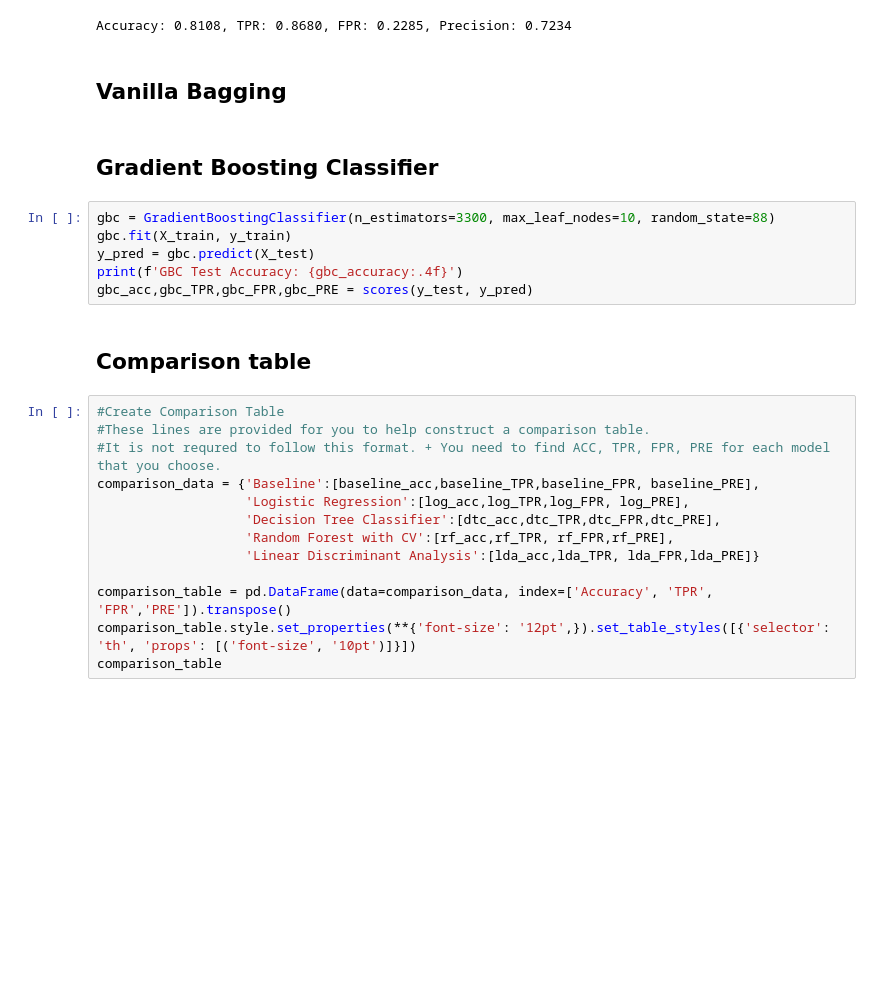
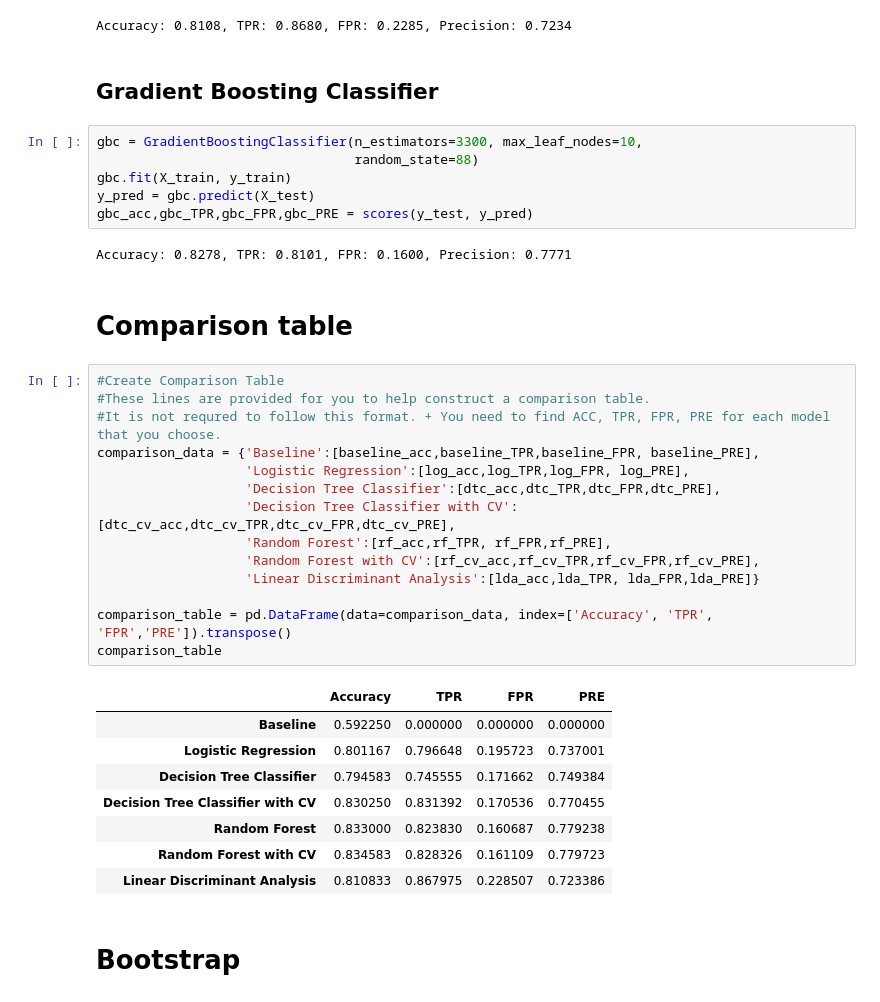
Before and after one commit to eugpoon/wildfire, a Jupyter notebook: model.ipynb, the cells around one changed output. Drawn from its saved outputs; the diff is of its cells as text; blank space fills up the shorter version.

```diff
--- a/model.ipynb
+++ b/model.ipynb
@@ -228,28 +228,40 @@ y_pred = lda.predict(X_test)
 lda_acc,lda_TPR,lda_FPR,lda_PRE = scores(y_test, y_pred)
 # %% [output]
 Accuracy: 0.8108, TPR: 0.8680, FPR: 0.2285, Precision: 0.7234
-# %% [markdown]
-## Vanilla Bagging
 # %% [markdown]
 ## Gradient Boosting Classifier
 # %%
-gbc = GradientBoostingClassifier(n_estimators=3300, max_leaf_nodes=10, random_state=88)
+gbc = GradientBoostingClassifier(n_estimators=3300, max_leaf_nodes=10,
+                                 random_state=88)
 gbc.fit(X_train, y_train)
 y_pred = gbc.predict(X_test)
-print(f'GBC Test Accuracy: {gbc_accuracy:.4f}')
 gbc_acc,gbc_TPR,gbc_FPR,gbc_PRE = scores(y_test, y_pred)
+# %% [output]
+Accuracy: 0.8278, TPR: 0.8101, FPR: 0.1600, Precision: 0.7771
 # %% [markdown]
-## Comparison table
+# Comparison table
 # %%
 #Create Comparison Table
 #These lines are provided for you to help construct a comparison table.
 #It is not requred to follow this format. + You need to find ACC, TPR, FPR, PRE for each model that you choose.
 comparison_data = {'Baseline':[baseline_acc,baseline_TPR,baseline_FPR, baseline_PRE],
                    'Logistic Regression':[log_acc,log_TPR,log_FPR, log_PRE],
                    'Decision Tree Classifier':[dtc_acc,dtc_TPR,dtc_FPR,dtc_PRE],
-                   'Random Forest with CV':[rf_acc,rf_TPR, rf_FPR,rf_PRE],
+                   'Decision Tree Classifier with CV':[dtc_cv_acc,dtc_cv_TPR,dtc_cv_FPR,dtc_cv_PRE],
+                   'Random Forest':[rf_acc,rf_TPR, rf_FPR,rf_PRE],
+                   'Random Forest with CV':[rf_cv_acc,rf_cv_TPR,rf_cv_FPR,rf_cv_PRE],
                    'Linear Discriminant Analysis':[lda_acc,lda_TPR, lda_FPR,lda_PRE]}
 
 comparison_table = pd.DataFrame(data=comparison_data, index=['Accuracy', 'TPR', 'FPR','PRE']).transpose()
-comparison_table.style.set_properties(**{'font-size': '12pt',}).set_table_styles([{'selector': 'th', 'props': [('font-size', '10pt')]}])
 comparison_table
+# %% [output]
+|  | Accuracy | TPR | FPR | PRE |
+| Baseline | 0.592250 | 0.000000 | 0.000000 | 0.000000 |
+| Logistic Regression | 0.801167 | 0.796648 | 0.195723 | 0.737001 |
+| Decision Tree Classifier | 0.794583 | 0.745555 | 0.171662 | 0.749384 |
+| Decision Tree Classifier with CV | 0.830250 | 0.831392 | 0.170536 | 0.770455 |
+| Random Forest | 0.833000 | 0.823830 | 0.160687 | 0.779238 |
+| Random Forest with CV | 0.834583 | 0.828326 | 0.161109 | 0.779723 |
+| Linear Discriminant Analysis | 0.810833 | 0.867975 | 0.228507 | 0.723386 |
+# %% [markdown]
+# Bootstrap
```
Also changed, not shown: parts of 23 cells of this notebook.
